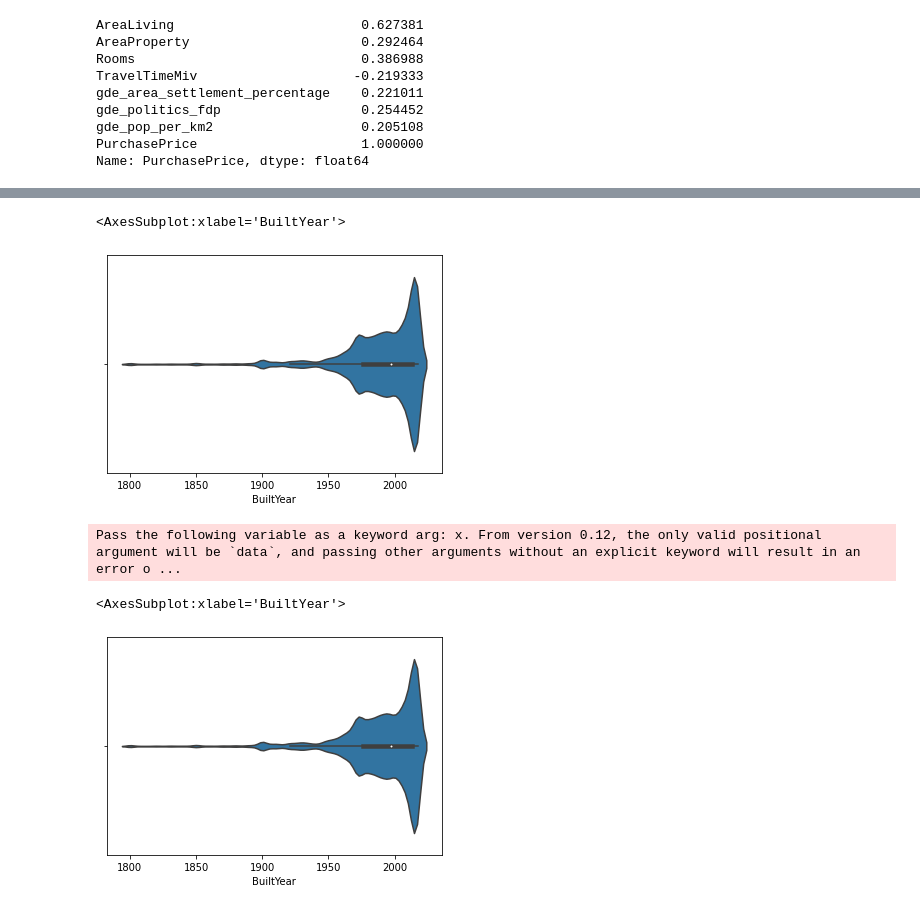
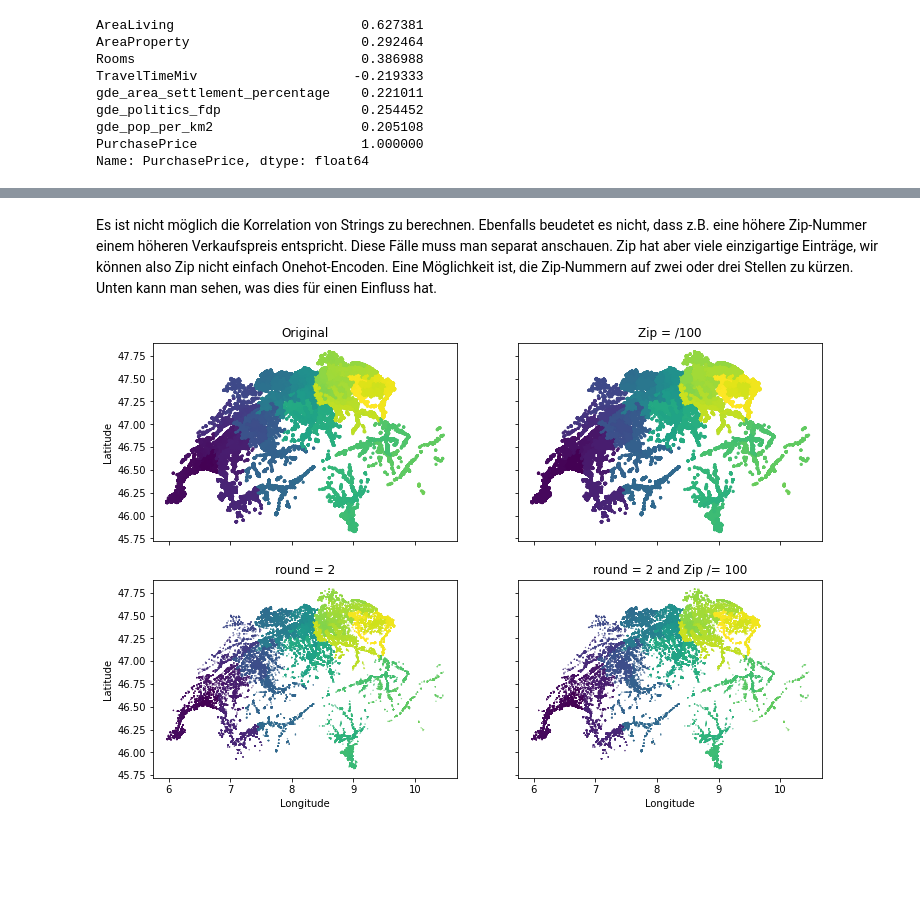
Before and after one commit to kenfus/hs-2020-immobilienrechner, a Jupyter notebook: eda.ipynb, the cells around one changed output, grey strips where cells are left out. Saved outputs shown, nothing was run; the diff lists cells and outputs as text; code cells hidden in the pictures; blank space fills up the shorter version.

```diff
--- a/eda.ipynb
+++ b/eda.ipynb
@@ -417,11 +415,24 @@ Pass the following variable as a keyword arg: x. From version 0.12, the only val
-# %%
-sns.violinplot(data = csv_data, x = 'BuiltYear')
-# %% [output]
-<AxesSubplot:xlabel='BuiltYear'>
-[figure, removed]
-# %%
-sns.violinplot(csv_data['BuiltYear'])
-# %% [output]
-Pass the following variable as a keyword arg: x. From version 0.12, the only valid positional argument will be `data`, and passing other arguments without an explicit keyword will result in an error o ...
-<AxesSubplot:xlabel='BuiltYear'>
-[figure, removed]
+# %% [markdown]
+Es ist nicht möglich die Korrelation von Strings zu berechnen. Ebenfalls beudetet es nicht, dass z.B. eine höhere Zip-Nummer
+einem höheren Verkaufspreis entspricht. Diese Fälle muss man separat anschauen. Zip hat aber viele einzigartige Einträge,
+wir können also Zip nicht einfach Onehot-Encoden. Eine Möglichkeit ist, die Zip-Nummern auf zwei oder drei Stellen
+zu kürzen. Unten kann man sehen, was dies für einen Einfluss hat.
+# %%
+fig, axs = plt.subplots(2, 2, figsize = (12, 8))
+axs[0, 0].scatter(csv_data['Longitude'], csv_data['Latitude'], c = csv_data['Zip'], s = 5)
+axs[0, 0].set_title('Original')
+axs[0, 1].scatter(csv_data['Longitude'], csv_data['Latitude'], c = (csv_data['Zip'] / 100).astype('int64'), s = 5)
+axs[0, 1].set_title('Zip /= 100')
+axs[1, 0].scatter(csv_data['Longitude'].round(decimals = 2), csv_data['Latitude'].round(decimals = 2), c = csv_data['Zip'], s = 0.1)
+axs[1, 0].set_title('round = 2')
+axs[1, 1].scatter(csv_data['Longitude'].round(decimals = 2), csv_data['Latitude'].round(decimals = 2), c = (csv_data['Zip'] / 100).astype('int64'), s = 0.1)
+axs[1, 1].set_title('round = 2 and Zip /= 100')
+
+for ax in axs.flat:
+    ax.set(xlabel='Longitude', ylabel='Latitude')
+
+# Hide x labels and tick labels for top plots and y ticks for right plots.
+for ax in axs.flat:
+    ax.label_outer()
+# %% [output]
+[figure, added]
```
Also changed, not shown: parts of 12 cells of this notebook, 11 other files.
